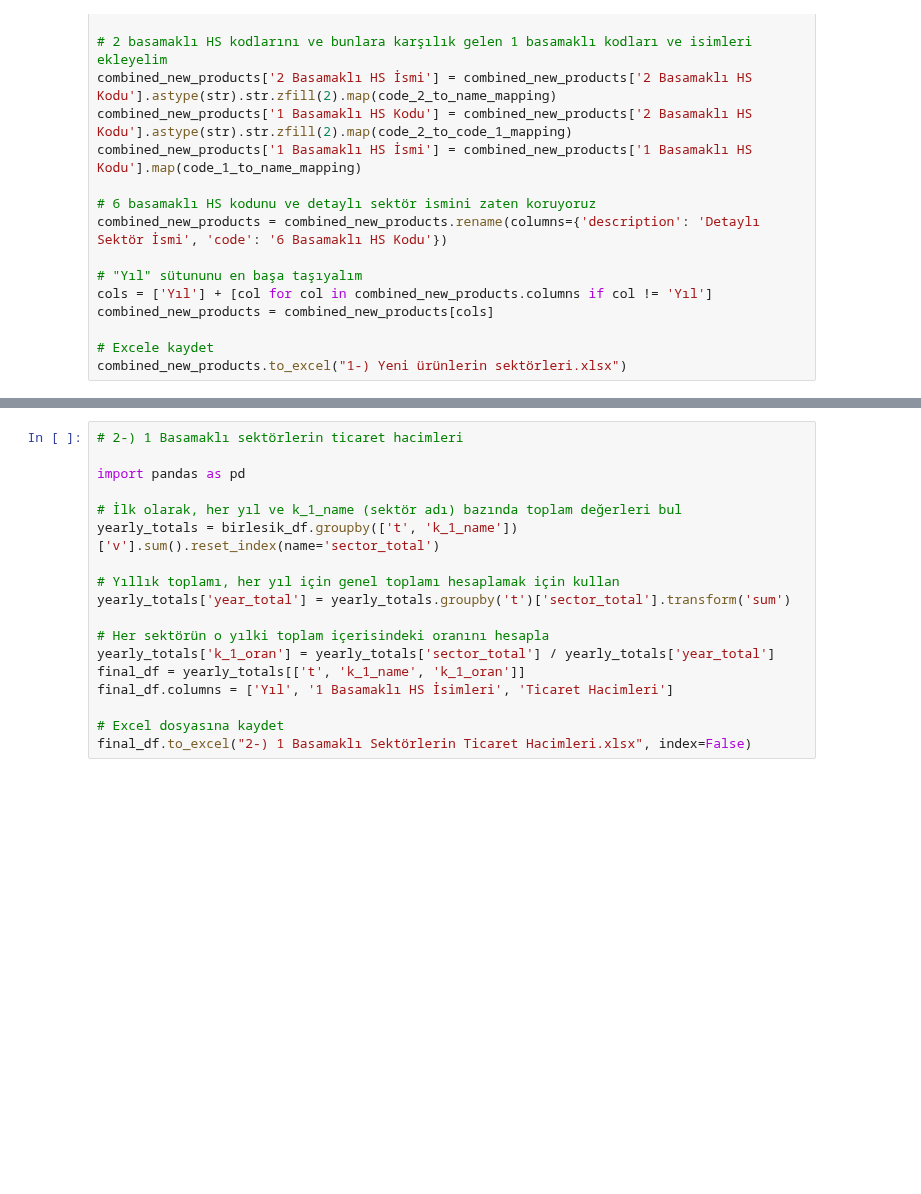
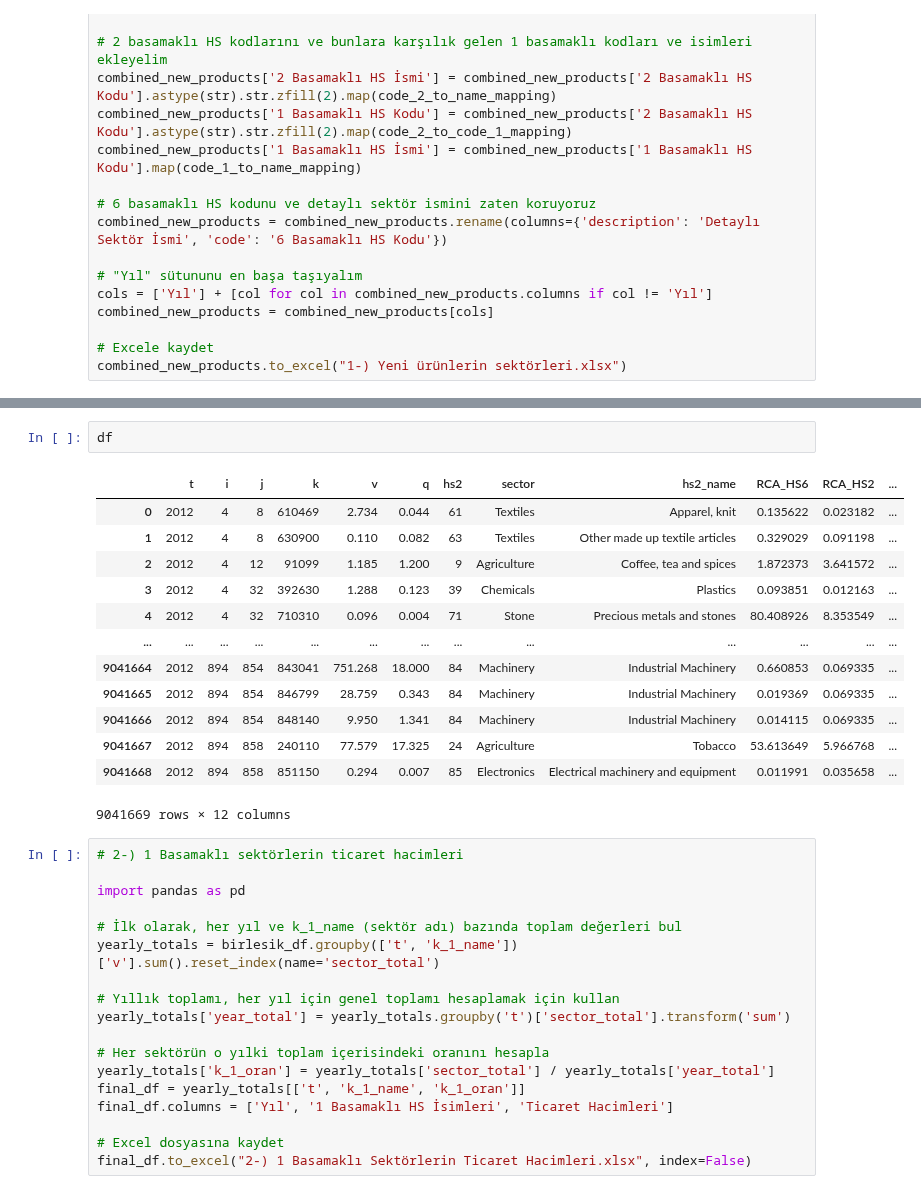
Before and after one commit to oguzoztekin/CEE-MENA, a Jupyter notebook: Dış Ticaret Verilerinin Analizi/final.ipynb, the cells around one changed output, grey strips where cells are left out. Cells and saved outputs as stored; diff of their text form; blank space fills up the shorter version.

```diff
--- a/Dış Ticaret Verilerinin Analizi/final.ipynb
+++ b/Dış Ticaret Verilerinin Analizi/final.ipynb
@@ -129,3 +188,19 @@ birlesik_df
+# %%
+df
+# %% [output]
+|  | t | i | j | k | v | q | hs2 | sector | hs2_name | RCA_HS6 | RCA_HS2 | ... |
+| 0 | 2012 | 4 | 8 | 610469 | 2.734 | 0.044 | 61 | Textiles | Apparel, knit | 0.135622 | 0.023182 | ... |
+| 1 | 2012 | 4 | 8 | 630900 | 0.110 | 0.082 | 63 | Textiles | Other made up textile articles | 0.329029 | 0.091198 | ... |
+| 2 | 2012 | 4 | 12 | 91099 | 1.185 | 1.200 | 9 | Agriculture | Coffee, tea and spices | 1.872373 | 3.641572 | ... |
+| 3 | 2012 | 4 | 32 | 392630 | 1.288 | 0.123 | 39 | Chemicals | Plastics | 0.093851 | 0.012163 | ... |
+| 4 | 2012 | 4 | 32 | 710310 | 0.096 | 0.004 | 71 | Stone | Precious metals and stones | 80.408926 | 8.353549 | ... |
+| ... | ... | ... | ... | ... | ... | ... | ... | ... | ... | ... | ... | ... |
+| 9041664 | 2012 | 894 | 854 | 843041 | 751.268 | 18.000 | 84 | Machinery | Industrial Machinery | 0.660853 | 0.069335 | ... |
+| 9041665 | 2012 | 894 | 854 | 846799 | 28.759 | 0.343 | 84 | Machinery | Industrial Machinery | 0.019369 | 0.069335 | ... |
+| 9041666 | 2012 | 894 | 854 | 848140 | 9.950 | 1.341 | 84 | Machinery | Industrial Machinery | 0.014115 | 0.069335 | ... |
+| 9041667 | 2012 | 894 | 858 | 240110 | 77.579 | 17.325 | 24 | Agriculture | Tobacco | 53.613649 | 5.966768 | ... |
+| 9041668 | 2012 | 894 | 858 | 851150 | 0.294 | 0.007 | 85 | Electronics | Electrical machinery and equipment | 0.011991 | 0.035658 | ... |
+9041669 rows × 12 columns
 # %%
 # 2-) 1 Basamaklı sektörlerin ticaret hacimleri
 
```
Also changed, not shown: parts of 2 cells of this notebook, 1 other file.
